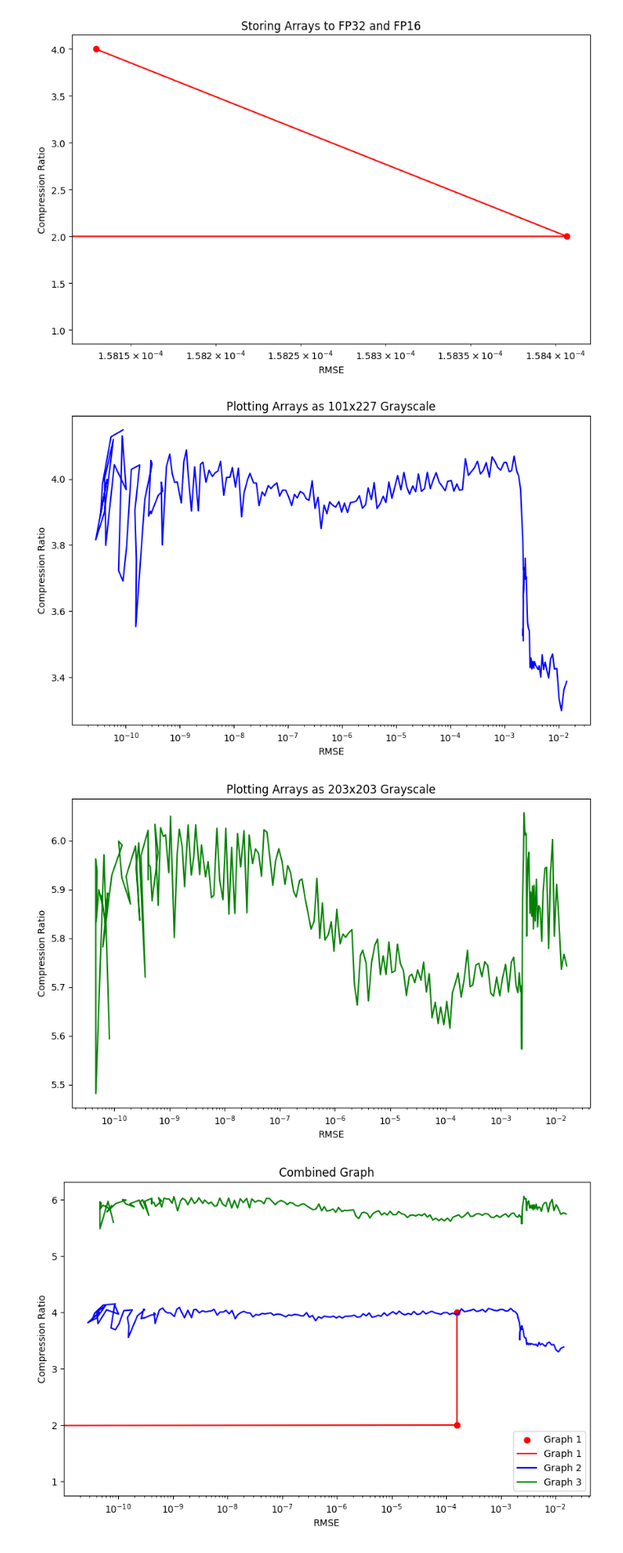
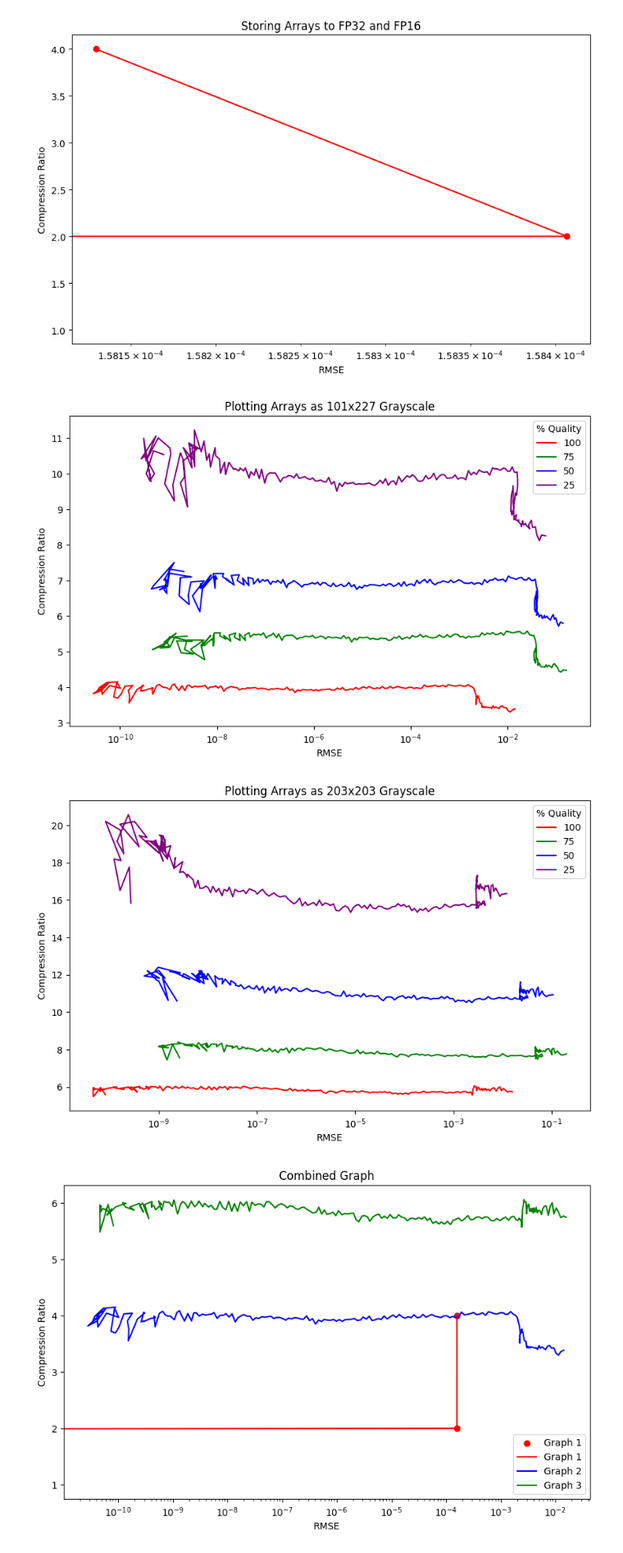
Before and after one commit to sarthaag/data-compression, a Jupyter notebook: analysis2_combined.ipynb, the cells around one changed output. Shown at 82% size. Cells and saved outputs as stored; diff of their text form; code cells hidden in the pictures.

Commit message:
Complete new graphs and begin work on next task (analysis w/ FFT's)

```diff
--- a/analysis2_combined.ipynb
+++ b/analysis2_combined.ipynb
@@ -44,26 +44,36 @@ plt.show()
 # Analysis 2.1
 
 plt.figure(figsize=(10, 6))
-plt.plot(df['RMSE2.1'], df['CR2.1'], color='blue')
+plt.plot(df['RMSE2.1.100'], df['CR2.1.100'], color='red', label='100')
+plt.plot(df['RMSE2.1.75'], df['CR2.1.75'], color='green', label='75')
+plt.plot(df['RMSE2.1.50'], df['CR2.1.50'], color='blue', label='50')
+plt.plot(df['RMSE2.1.25'], df['CR2.1.25'], color='purple', label='25')
+plt.legend(title='% Quality')
+
 plt.xlabel("RMSE")
 plt.ylabel("Compression Ratio")
 plt.xscale("log")
 plt.title("Plotting Arrays as 101x227 Grayscale")
 plt.show()
 # %% [output]
-[figure, old version]
+[figure, new version]
 # %%
 # Analysis 2.2
 
 plt.figure(figsize=(10, 6))
-plt.plot(df['RMSE2.2'], df['CR2.2'], color='green')
+plt.plot(df['RMSE2.2.100'], df['CR2.2.100'], color='red', label='100')
+plt.plot(df['RMSE2.2.75'], df['CR2.2.75'], color='green', label='75')
+plt.plot(df['RMSE2.2.50'], df['CR2.2.50'], color='blue', label='50')
+plt.plot(df['RMSE2.2.25'], df['CR2.2.25'], color='purple', label='25')
+plt.legend(title='% Quality')
+
 plt.xlabel("RMSE")
 plt.ylabel("Compression Ratio")
 plt.xscale("log")
 plt.title("Plotting Arrays as 203x203 Grayscale")
 plt.show()
 # %% [output]
-[figure, old version]
+[figure, new version]
 # %%
 # Combined graphs
 
```
Also changed, not shown: parts of 1 cell of this notebook, 6 other files.
